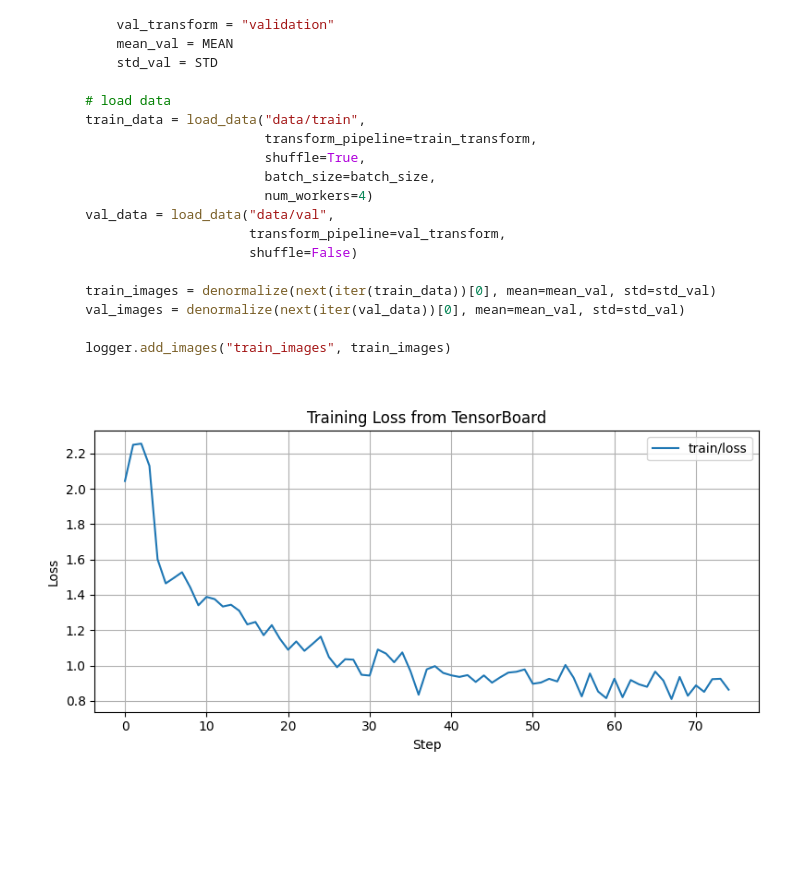
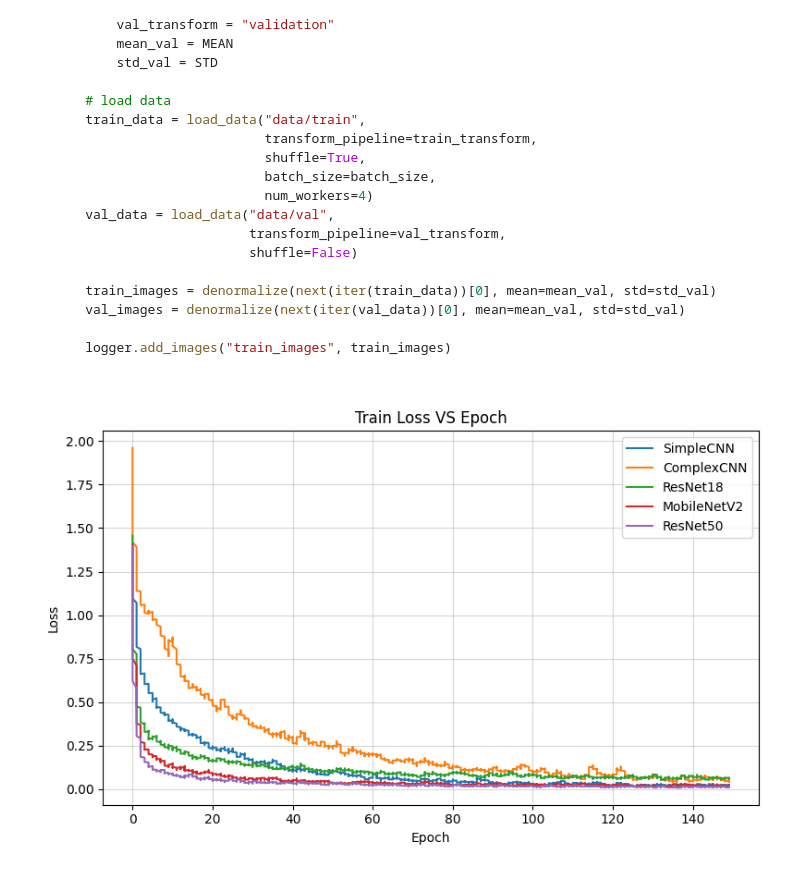
Before and after one commit to JsteinerDataEngineer/brain_tumor_identification, a Jupyter notebook: notebooks/brain_tumor_identification.ipynb, the cells around one changed output. Cells and saved outputs as stored; diff of their text form; code cells hidden in the pictures; blank space fills up the shorter version.

```diff
--- a/notebooks/brain_tumor_identification.ipynb
+++ b/notebooks/brain_tumor_identification.ipynb
@@ -855,33 +859,3 @@ def train(
     val_images = denormalize(next(iter(val_data))[0], mean=mean_val, std=std_val)
 
     logger.add_images("train_images", train_images)
-# %%
-## Use below code to plot training/validaiton curves
-
-
-from tensorboard.backend.event_processing import event_accumulator
-import matplotlib.pyplot as plt
-
-# Load the event file (adjust path as needed)
-ea = event_accumulator.EventAccumulator(r"..\logs\complexCNN_0802_192529\events.out.tfevents.1754177129.JS_Laptop.16064.0")
-ea.Reload()
-
-# Extract scalar values
-train_loss_events = ea.Scalars("train/loss")
-
-# Parse steps and values
-steps = [event.step for event in train_loss_events]
-values = [event.value for event in train_loss_events]
-
-# Plot
-plt.figure(figsize=(8, 4))
-plt.plot(steps, values, label="train/loss")
-plt.xlabel("Step")
-plt.ylabel("Loss")
-plt.title("Training Loss from TensorBoard")
-plt.grid(True)
-plt.legend()
-plt.tight_layout()
-plt.show()
-# %% [output]
-[figure, removed]
@@ -887,0 +931,12 @@ plt.show()
+# %%
+runs = [
+    {"label": "SimpleCNN", "path": r"../logs/simpleCNN_0803_205429"},
+    {"label": "ComplexCNN", "path": r"../logs/complexCNN_0803_185751"},
+    {"label": "ResNet18", "path": r"../logs/transferResNet_0805_212725"},
+    {"label": "MobileNetV2", "path": r"../logs/transferMobileNet_0805_145121"},
+    {"label": "ResNet50", "path": r"../logs/transferResNetLarge_0806_085629"}
+]
+
+plot_training_curves(runs, tag="train/loss", smooth=0.9, title="Train Loss VS Epoch", ylabel="Loss")
+# %% [output]
+[figure, added]
```
Also changed, not shown: parts of 18 cells of this notebook.
